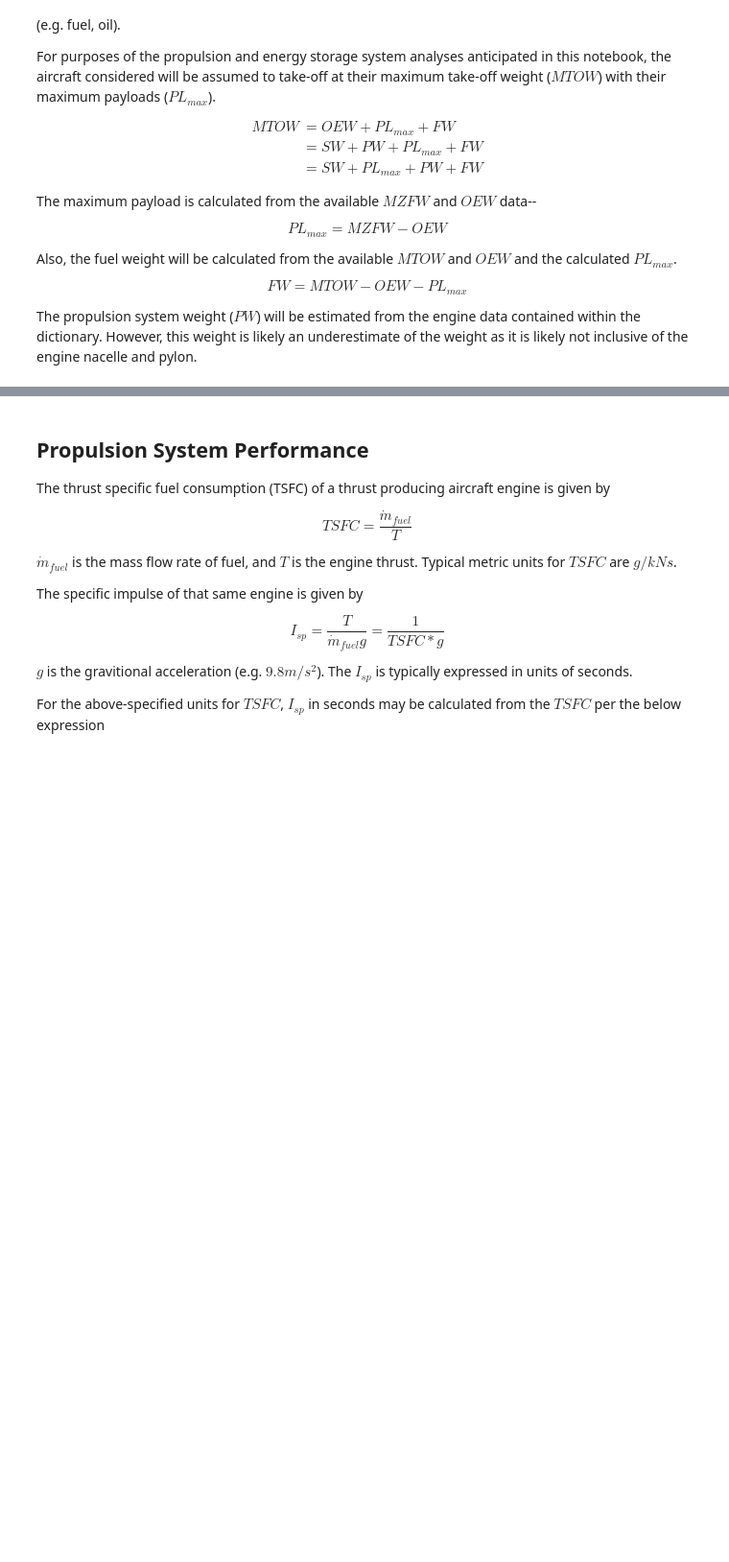
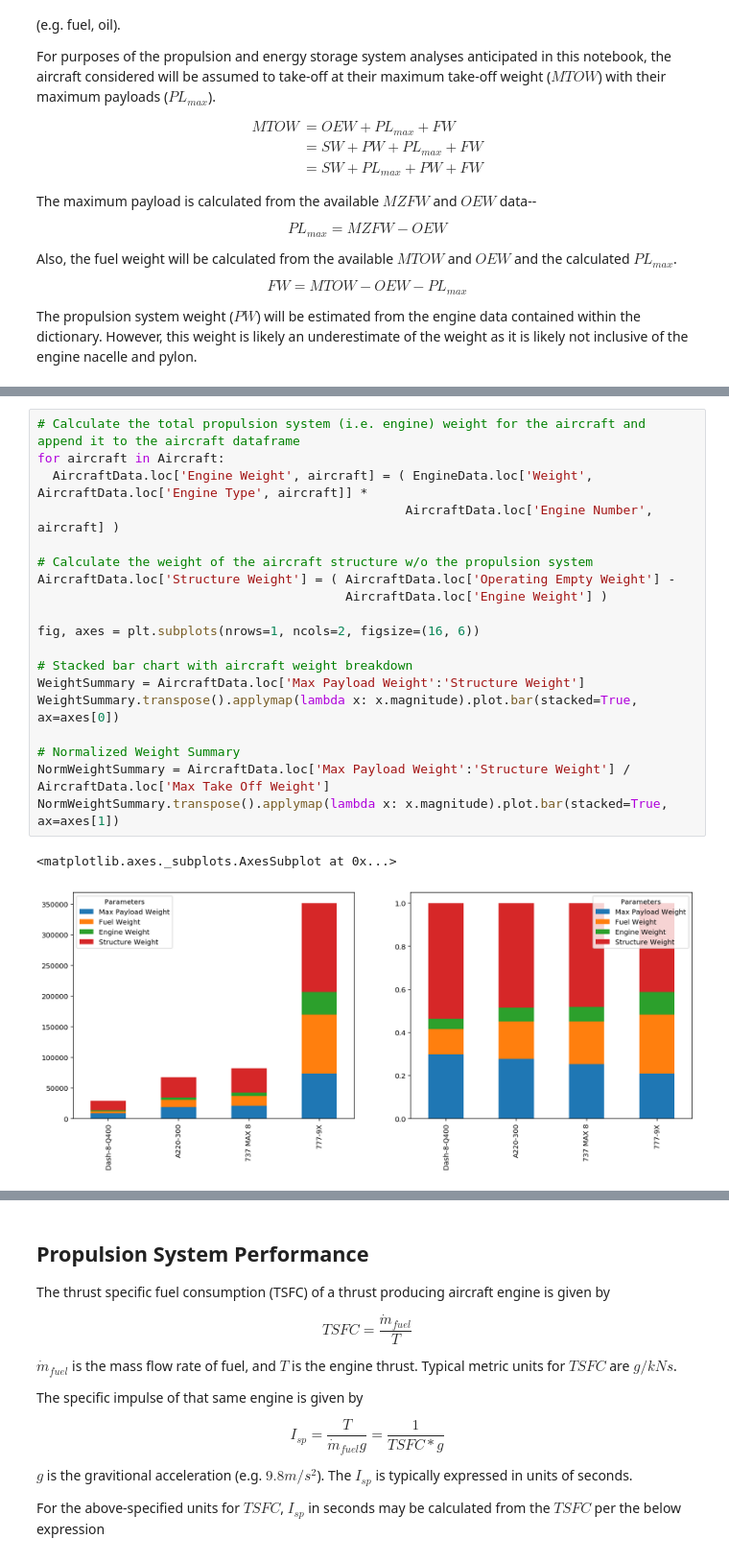
Before and after one commit to davetew/Zero-Carbon-Aviation, a Jupyter notebook: Zero_Carbon_Aircraft.ipynb, the cells around one changed output, grey strips where cells are left out. Shown at 96% size. Cells and saved outputs as stored; diff of their text form; blank space fills up the shorter version.

```diff
--- a/Zero_Carbon_Aircraft.ipynb
+++ b/Zero_Carbon_Aircraft.ipynb
@@ -436,0 +414,22 @@ display(EngineData)
+# %%
+# Calculate the total propulsion system (i.e. engine) weight for the aircraft and append it to the aircraft dataframe
+for aircraft in Aircraft:
+  AircraftData.loc['Engine Weight', aircraft] = ( EngineData.loc['Weight', AircraftData.loc['Engine Type', aircraft]] *
+                                                 AircraftData.loc['Engine Number', aircraft] )
+
+# Calculate the weight of the aircraft structure w/o the propulsion system
+AircraftData.loc['Structure Weight'] = ( AircraftData.loc['Operating Empty Weight'] -
+                                         AircraftData.loc['Engine Weight'] )
+
+fig, axes = plt.subplots(nrows=1, ncols=2, figsize=(16, 6))
+
+# Stacked bar chart with aircraft weight breakdown
+WeightSummary = AircraftData.loc['Max Payload Weight':'Structure Weight']
+WeightSummary.transpose().applymap(lambda x: x.magnitude).plot.bar(stacked=True, ax=axes[0])
+
+# Normalized Weight Summary
+NormWeightSummary = AircraftData.loc['Max Payload Weight':'Structure Weight'] / AircraftData.loc['Max Take Off Weight']
+NormWeightSummary.transpose().applymap(lambda x: x.magnitude).plot.bar(stacked=True, ax=axes[1])
+# %% [output]
+<matplotlib.axes._subplots.AxesSubplot at 0x...>
+[figure, added]
```
Also changed, not shown: parts of 6 cells of this notebook.
